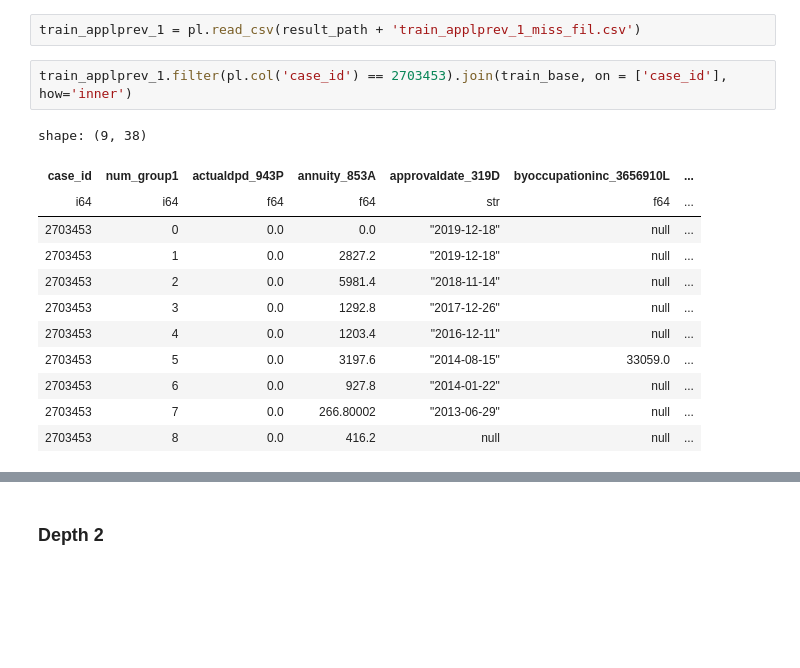
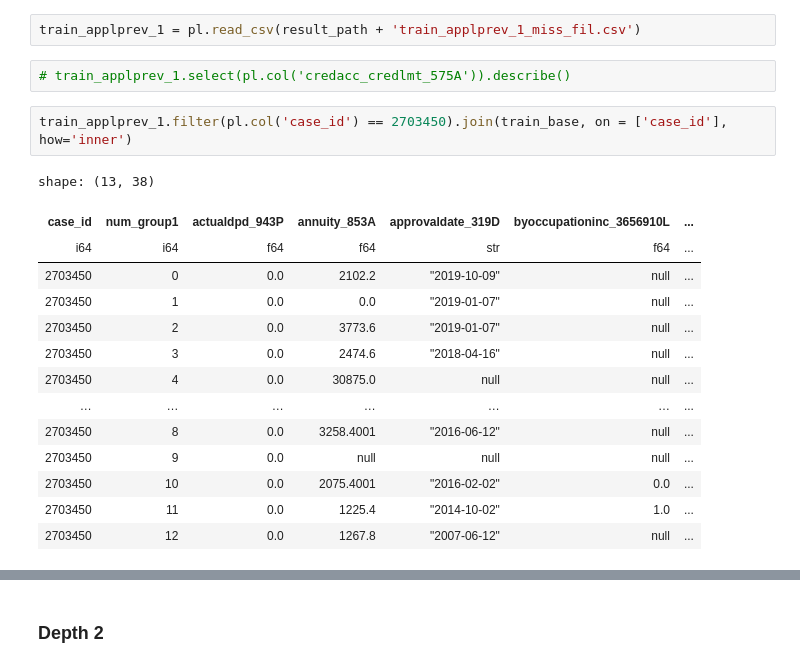
Before and after one commit to chiseanchang0727/kaggle, a Jupyter notebook: Home Credit - Credit Risk Model Stability/trail_1.ipynb, the cells around one changed output, grey strips where cells are left out. Drawn from its saved outputs; the diff is of its cells as text; blank space fills up the shorter version.

```diff
--- a/Home Credit - Credit Risk Model Stability/trail_1.ipynb
+++ b/Home Credit - Credit Risk Model Stability/trail_1.ipynb
@@ -160,17 +161,21 @@ applprev_1
 # %%
 train_applprev_1 = pl.read_csv(result_path + 'train_applprev_1_miss_fil.csv')
+# %%
+# train_applprev_1.select(pl.col('credacc_credlmt_575A')).describe()
 # %%
-train_applprev_1.filter(pl.col('case_id') == 2703453).join(train_base, on = ['case_id'], how='inner')
+train_applprev_1.filter(pl.col('case_id') == 2703450).join(train_base, on = ['case_id'], how='inner')
 # %% [output]
-shape: (9, 38)
+shape: (13, 38)
 | case_id | num_group1 | actualdpd_943P | annuity_853A | approvaldate_319D | byoccupationinc_3656910L | ... |
 | i64 | i64 | f64 | f64 | str | f64 | ... |
-| 2703453 | 0 | 0.0 | 0.0 | "2019-12-18" | null | ... |
-| 2703453 | 1 | 0.0 | 2827.2 | "2019-12-18" | null | ... |
-| 2703453 | 2 | 0.0 | 5981.4 | "2018-11-14" | null | ... |
-| 2703453 | 3 | 0.0 | 1292.8 | "2017-12-26" | null | ... |
-| 2703453 | 4 | 0.0 | 1203.4 | "2016-12-11" | null | ... |
-| 2703453 | 5 | 0.0 | 3197.6 | "2014-08-15" | 33059.0 | ... |
-| 2703453 | 6 | 0.0 | 927.8 | "2014-01-22" | null | ... |
-| 2703453 | 7 | 0.0 | 266.80002 | "2013-06-29" | null | ... |
-| 2703453 | 8 | 0.0 | 416.2 | null | null | ... |
+| 2703450 | 0 | 0.0 | 2102.2 | "2019-10-09" | null | ... |
+| 2703450 | 1 | 0.0 | 0.0 | "2019-01-07" | null | ... |
+| 2703450 | 2 | 0.0 | 3773.6 | "2019-01-07" | null | ... |
+| 2703450 | 3 | 0.0 | 2474.6 | "2018-04-16" | null | ... |
+| 2703450 | 4 | 0.0 | 30875.0 | null | null | ... |
+| … | … | … | … | … | … | ... |
+| 2703450 | 8 | 0.0 | 3258.4001 | "2016-06-12" | null | ... |
+| 2703450 | 9 | 0.0 | null | null | null | ... |
+| 2703450 | 10 | 0.0 | 2075.4001 | "2016-02-02" | 0.0 | ... |
+| 2703450 | 11 | 0.0 | 1225.4 | "2014-10-02" | 1.0 | ... |
+| 2703450 | 12 | 0.0 | 1267.8 | "2007-06-12" | null | ... |
```
Also changed, not shown: parts of 7 cells of this notebook.
